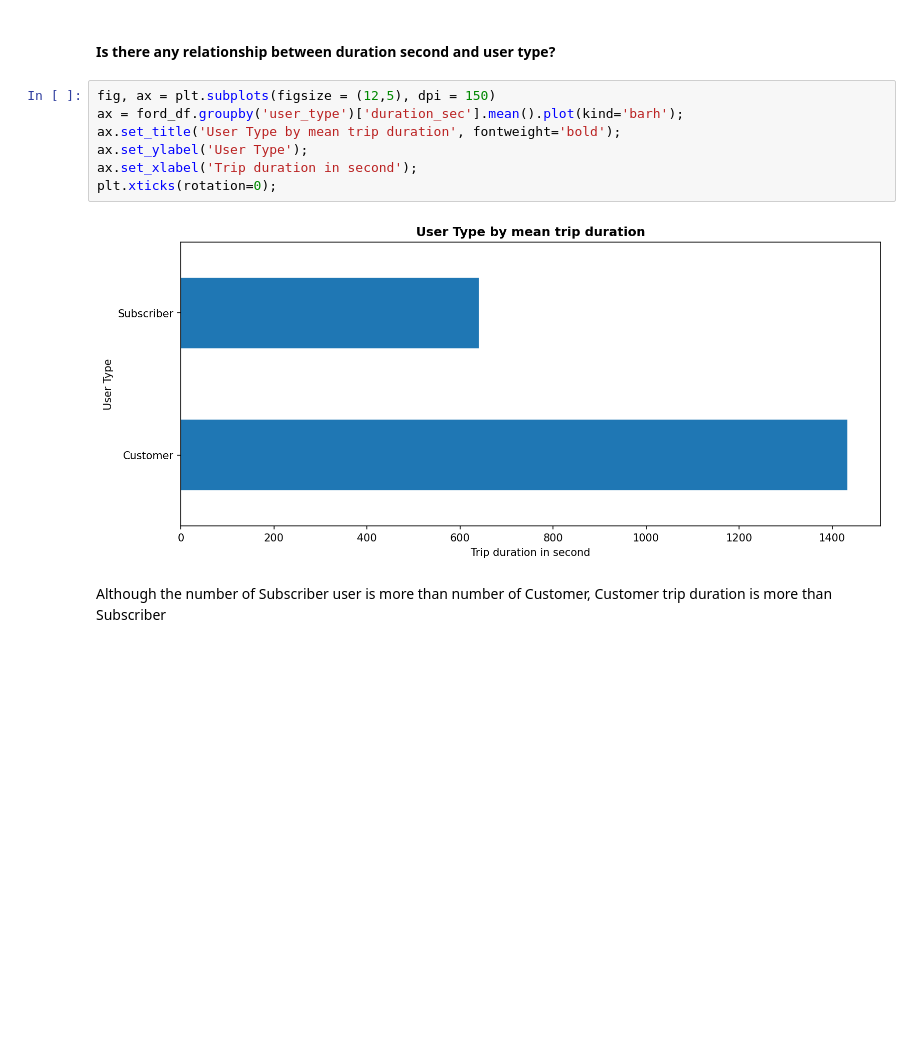
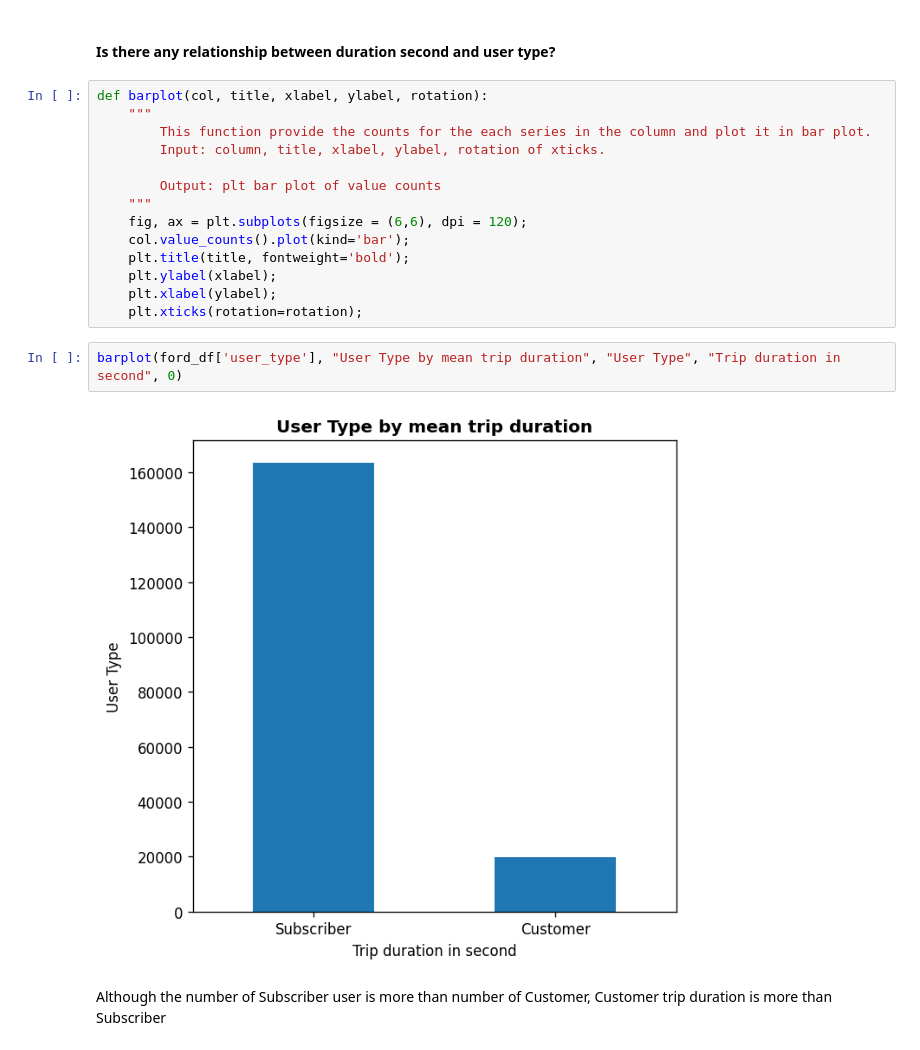
Before and after one commit to tranhoang030998/Writing-a-Data-Scientist-Blog-Post, a Jupyter notebook: Udacity_BlogPost.ipynb, the cells around one changed output. Drawn from its saved outputs; the diff is of its cells as text; blank space fills up the shorter version.

```diff
--- a/Udacity_BlogPost.ipynb
+++ b/Udacity_BlogPost.ipynb
@@ -115,15 +115,24 @@ ax.set_title("Member Gender" , fontsize=20, fontweight='bold');
 Member gender male is more than female. Female is more than Other
 # %% [markdown]
 #### Is there any relationship between duration second and user type?
-# %%
-fig, ax = plt.subplots(figsize = (12,5), dpi = 150)
-ax = ford_df.groupby('user_type')['duration_sec'].mean().plot(kind='barh');
-ax.set_title('User Type by mean trip duration', fontweight='bold');
-ax.set_ylabel('User Type');
-ax.set_xlabel('Trip duration in second');
-plt.xticks(rotation=0);
-# %% [output]
-[figure, removed]
+# %%
+def barplot(col, title, xlabel, ylabel, rotation):
+    """
+        This function provide the counts for the each series in the column and plot it in bar plot.
+        Input: column, title, xlabel, ylabel, rotation of xticks.
+
+        Output: plt bar plot of value counts
+    """
+    fig, ax = plt.subplots(figsize = (6,6), dpi = 120);
+    col.value_counts().plot(kind='bar');
+    plt.title(title, fontweight='bold');
+    plt.ylabel(xlabel);
+    plt.xlabel(ylabel);
+    plt.xticks(rotation=rotation);
+# %%
+barplot(ford_df['user_type'], "User Type by mean trip duration", "User Type", "Trip duration in second", 0)
+# %% [output]
+[figure, added]
 # %% [markdown]
 Although the number of Subscriber user is more than number of Customer, Customer trip duration is more than Subscriber
 # %% [markdown]
```
